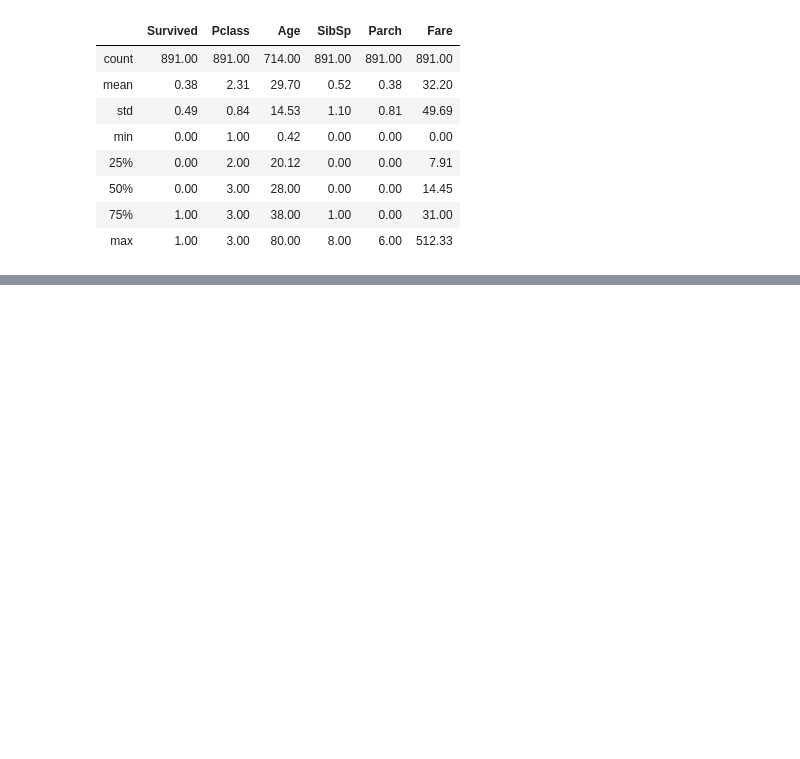
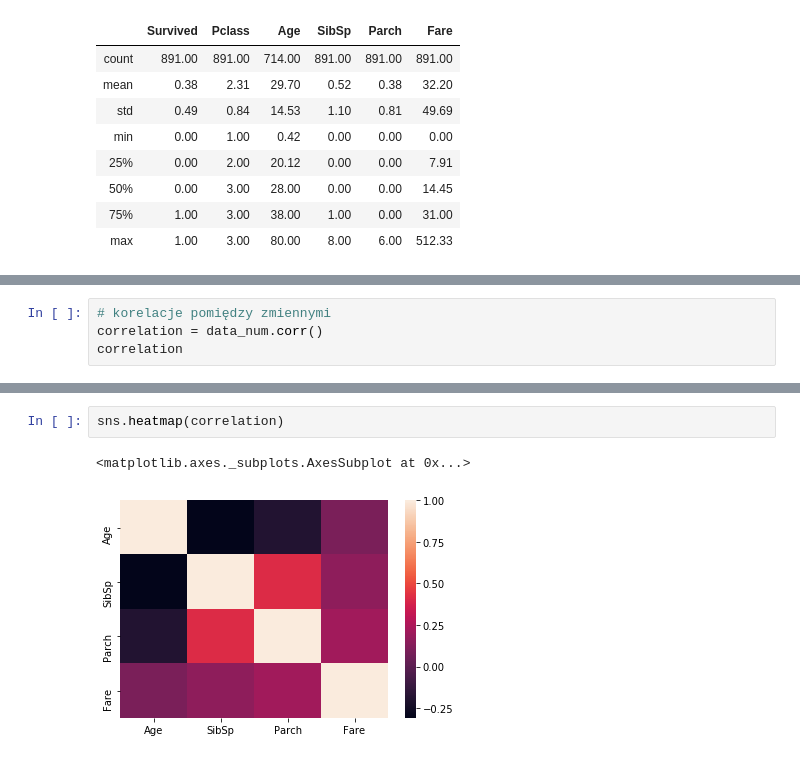
Before and after one commit to mcwilk/ML_classification, a Jupyter notebook: Titanic_ML_model_v1.ipynb, the cells around one changed output, grey strips where cells are left out. Drawn from its saved outputs; the diff is of its cells as text; blank space fills up the shorter version.

```diff
--- a/Titanic_ML_model_v1.ipynb
+++ b/Titanic_ML_model_v1.ipynb
@@ -159,0 +122,4 @@ dtype: int64
+# %%
+# korelacje pomiędzy zmiennymi
+correlation = data_num.corr()
+correlation
@@ -159,0 +132,5 @@ dtype: int64
+# %%
+sns.heatmap(correlation)
+# %% [output]
+<matplotlib.axes._subplots.AxesSubplot at 0x...>
+[figure, added]
```
Also changed, not shown: parts of 27 cells of this notebook.
